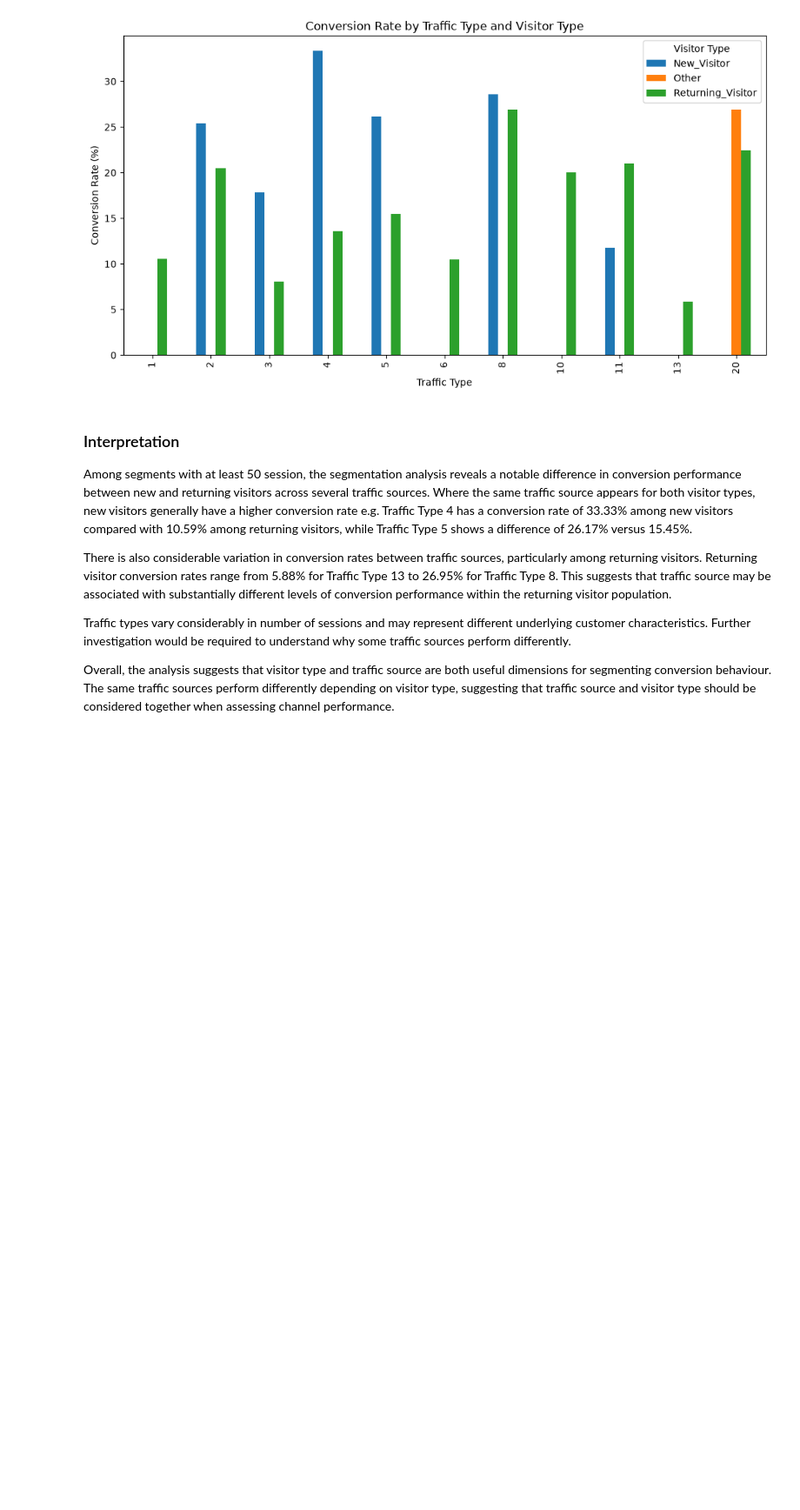
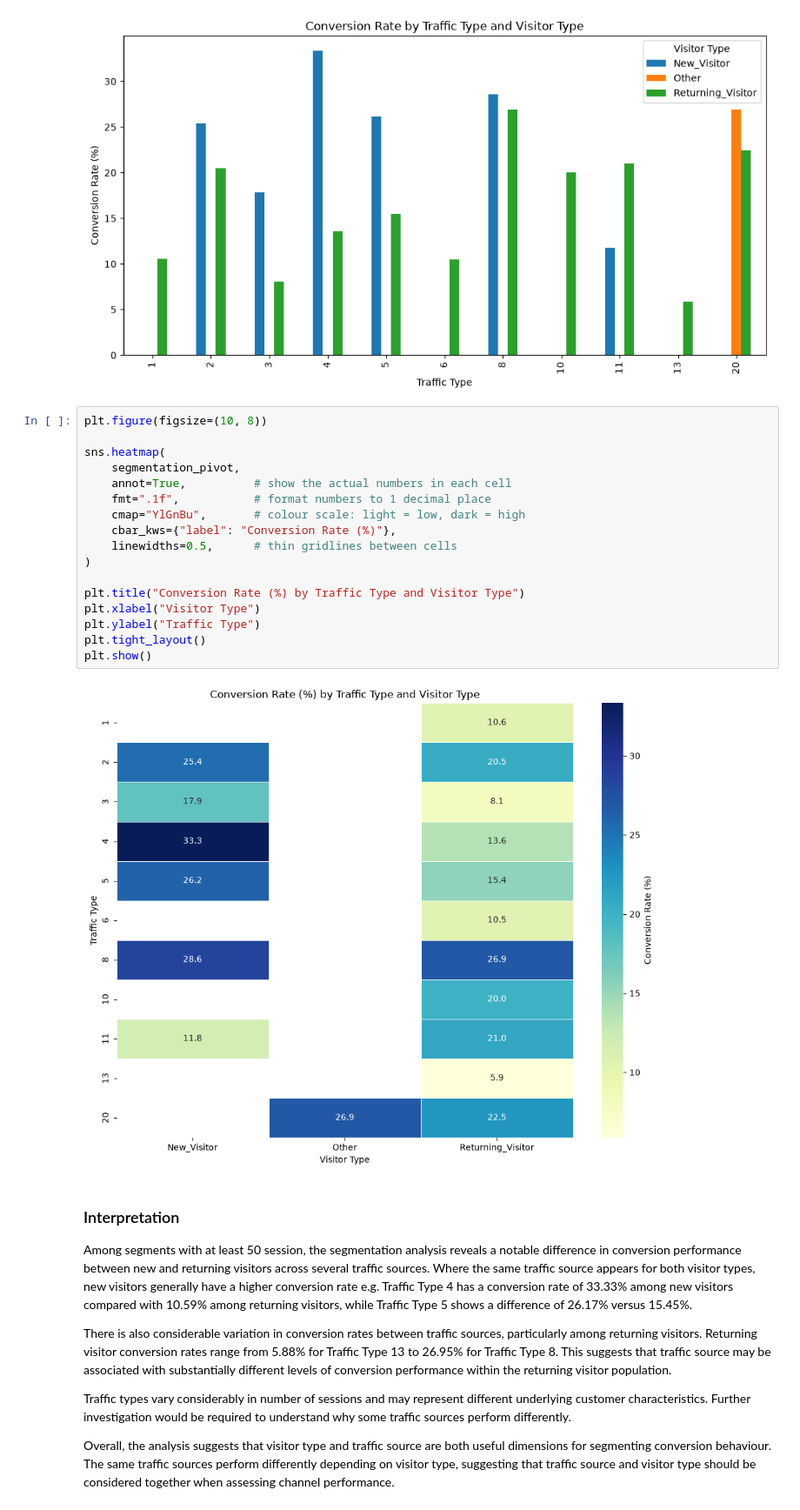
Before and after one commit to manuelcj89/Digital-Customer-Journey-Analysis, a Jupyter notebook: notebooks/digital_customer_journey_analysis.ipynb, the cells around one changed output. Shown at 87% size. Cells and saved outputs as stored; diff of their text form; blank space fills up the shorter version.

```diff
--- a/notebooks/digital_customer_journey_analysis.ipynb
+++ b/notebooks/digital_customer_journey_analysis.ipynb
@@ -478,6 +479,25 @@ ax.legend(title="Visitor Type")
 # %% [output]
 <matplotlib.legend.Legend at 0x...>
 [figure]
+# %%
+plt.figure(figsize=(10, 8))
+
+sns.heatmap(
+    segmentation_pivot,
+    annot=True,          # show the actual numbers in each cell
+    fmt=".1f",           # format numbers to 1 decimal place
+    cmap="YlGnBu",       # colour scale: light = low, dark = high
+    cbar_kws={"label": "Conversion Rate (%)"},
+    linewidths=0.5,      # thin gridlines between cells
+)
+
+plt.title("Conversion Rate (%) by Traffic Type and Visitor Type")
+plt.xlabel("Visitor Type")
+plt.ylabel("Traffic Type")
+plt.tight_layout()
+plt.show()
+# %% [output]
+[figure, added]
 # %% [markdown]
 ### Interpretation
 Among segments with at least 50 session, the segmentation analysis reveals a notable difference in conversion performance between new and returning visitors across several traffic sources. Where the same traffic source appears for both visitor types, new visitors generally have a higher conversion rate e.g. Traffic Type 4 has a conversion rate of 33.33% among new visitors compared with 10.59% among returning visitors, while Traffic Type 5 shows a difference of 26.17% versus 15.45%.
```
Also changed, not shown: parts of 6 cells of this notebook, 3 other files.
